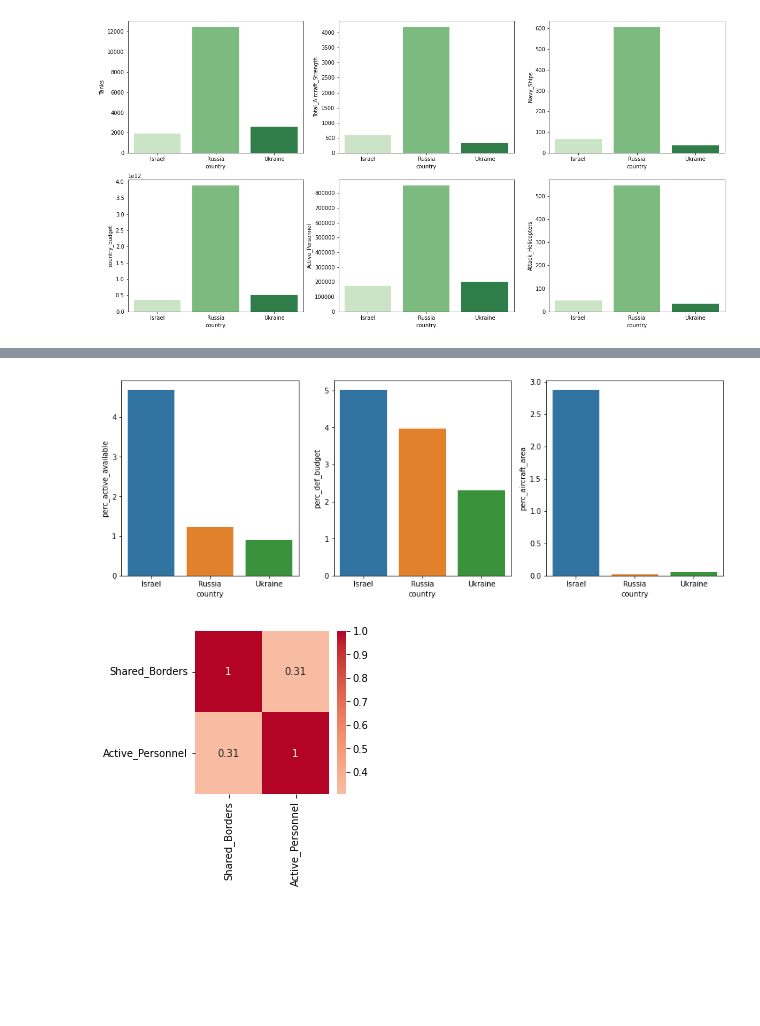
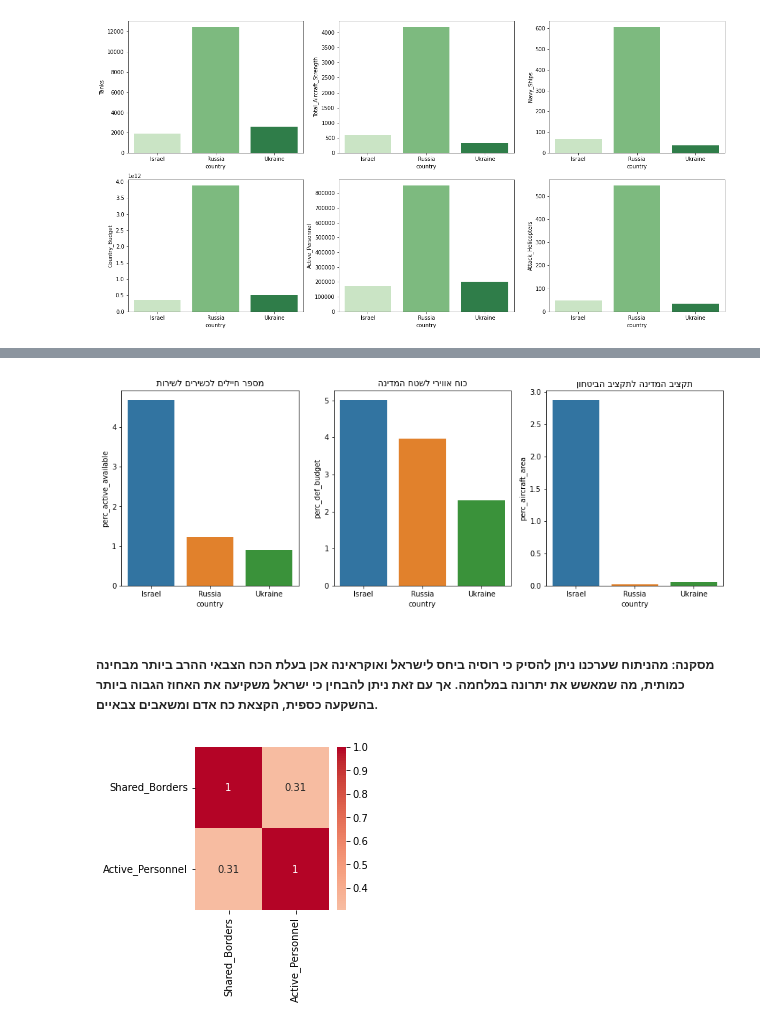
Before and after one commit to mayas9/army-project, a Jupyter notebook: project.ipynb, the cells around one changed output, grey strips where cells are left out. Saved outputs shown, nothing was run; the diff lists cells and outputs as text; code cells hidden in the pictures; blank space fills up the shorter version.

```diff
--- a/project.ipynb
+++ b/project.ipynb
@@ -59,8 +75,9 @@ army.head()
+# %%
+army.loc[(army.country== 'Sri Lanka'),'Aircraft_Carriers']= 0
 # %%
 max_def_budget=army[['country','Defense_Budget']].nlargest(10, 'Defense_Budget')
 # %%
-army.rename(columns= {'Purchasing_Power_Parity' : 'country_budget'} , inplace = True)
-army['perc_def_budget']= army['Defense_Budget']/army['country_budget']*100
+army['perc_def_budget']= army['Defense_Budget']/army['Country_Budget']*100
 max_prec= army.nlargest(10, 'perc_def_budget')
 min_prec= army.nsmallest(10, 'perc_def_budget')
 # %% [markdown]
@@ -152,10 +183,12 @@ sns.barplot(ax= axes[1,2], x= 'country' ,y= 'Attack_Helicopters', data= war,pale
 # %%
 fig,axes= plt.subplots(figsize= (15,5) , ncols= 3 )
-sns.barplot(ax= axes[0], x= 'country' ,y='perc_active_available', data= war);
-sns.barplot(ax= axes[1], x= 'country' ,y='perc_def_budget', data= war);
-sns.barplot(ax= axes[2], x= 'country' ,y= 'perc_aircraft_area', data= war);
+sns.barplot(ax= axes[0], x= 'country' ,y='perc_active_available', data= war).set(title= "תורישל םירישכל םילייח רפסמ");
+sns.barplot(ax= axes[1], x= 'country' ,y='perc_def_budget', data= war).set(title= "הנידמה חטשל יריווא חוכ");
+sns.barplot(ax= axes[2], x= 'country' ,y= 'perc_aircraft_area', data= war).set(title= "ןוחטיבה ביצקתל הנידמה ביצקת");
 # %% [output]
-[figure, old version]
+[figure, new version]
+# %% [markdown]
+##### מסקנה: מהניתוח שערכנו ניתן להסיק כי רוסיה ביחס לישראל ואוקראינה אכן בעלת הכח הצבאי ההרב ביותר מבחינה כמותית, מה שמאשש את יתרונה במלחמה. אך עם זאת ניתן להבחין כי ישראל משקיעה את האחוז הגבוה ביותר בהשקעה כספית, הקצאת כח אדם ומשאבים צבאיים.
 # %%
 borders_cor=army.loc[:,['Shared_Borders' , 'Active_Personnel']].corr(method= 'spearman')
 plt.figure(figsize=(3,3))  #figure size
```
Also changed, not shown: parts of 20 cells of this notebook.
